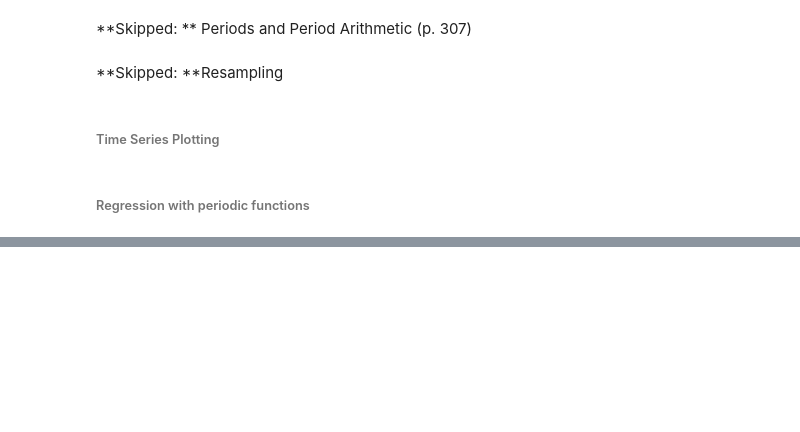
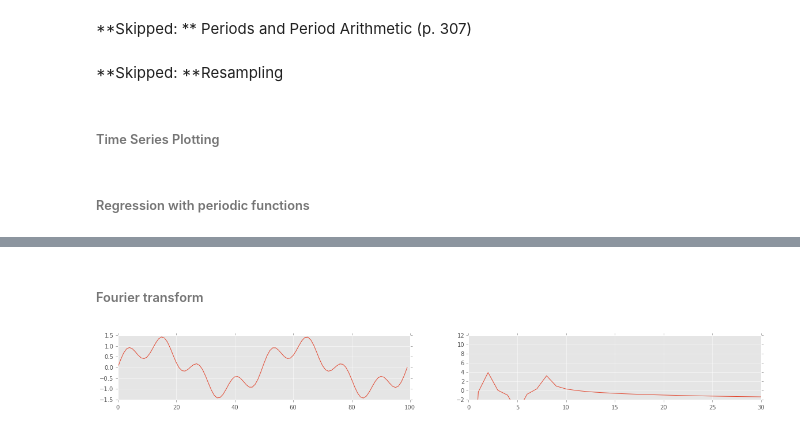
Before and after one commit to pvarsh/applied_data_science, a Jupyter notebook: bikeshare/code/pandas_time_series.ipynb, the cells around one changed output, grey strips where cells are left out. Drawn from its saved outputs; the diff is of its cells as text; code cells hidden in the pictures; blank space fills up the shorter version.

```diff
--- a/bikeshare/code/pandas_time_series.ipynb
+++ b/bikeshare/code/pandas_time_series.ipynb
@@ -323,0 +298,15 @@ array([[1],
+# %% [markdown]
+###### Fourier transform
+# %%
+xx = np.linspace(0, 4 * np.pi, 100)
+#yy = np.sin(2 * xx) + 0.5 * np.sin(0.8 * xx) + 0.3 * np.sin(1.5 * xx) + 0.5 * np.sin(10 * xx)
+#yy = np.sin(2 * xx) + 0.5 * np.sin(4 * xx)
+yy = np.sin(xx) + 0.5*np.sin(4*xx)
+fig, [ax1, ax2] = plt.subplots(ncols = 2, figsize = (20, 2))
+ax1.plot(yy)
+ax2.plot(np.log(np.fft.rfft(yy)))
+ax2.set_ylim(-2, 12)
+ax2.set_xlim(0, 30)
+plt.show()
+# %% [output]
+[figure, added]
```
Also changed, not shown: parts of 20 cells of this notebook, 5 other files.
